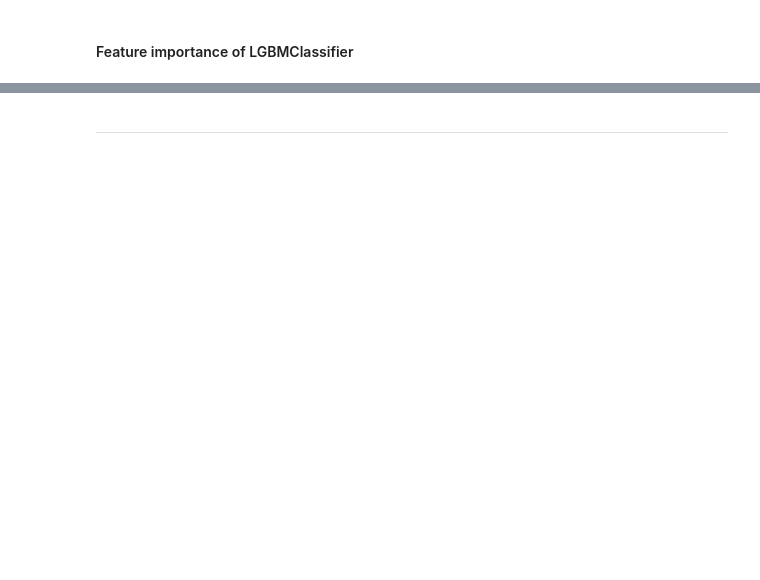
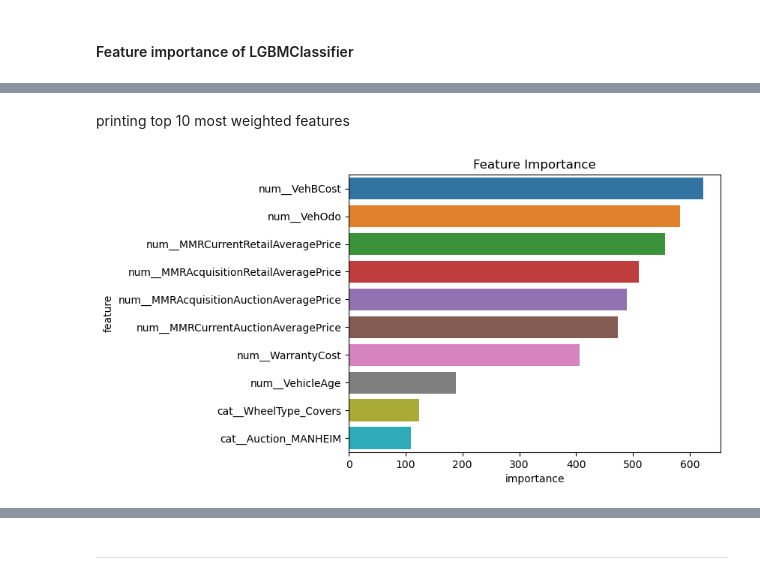
Before and after one commit to vivekpatel99/Machine-Learning-with-Python-Zero-to-GBMs-by-Jovian, a Jupyter notebook: Course_Project - car_purchased_at_auction/car_purchased_predictor_good_bad.ipynb, the cells around one changed output, grey strips where cells are left out. Drawn from its saved outputs; the diff is of its cells as text; code cells hidden in the pictures; blank space fills up the shorter version.

```diff
--- a/Course_Project - car_purchased_at_auction/car_purchased_predictor_good_bad.ipynb
+++ b/Course_Project - car_purchased_at_auction/car_purchased_predictor_good_bad.ipynb
@@ -669,0 +645,8 @@ AttributeError: 'GridSearchCV' object has no attribute 'feature_importances_'
+# %%
+# training the model again for convenience
+lgbm_clf = LGBMClassifier(random_state=42, max_depth = 8, n_estimators= 271, num_leaves = 18)
+lgbm_clf_pipeline = Pipeline(steps=[
+        ('preprocessor', preprocessor),
+        ('LGBMClassifier', lgbm_clf)
+    ])
+lgbm_clf_pipeline.fit(X_train, y_train)
@@ -670,5 +701,12 @@ AttributeError: 'GridSearchCV' object has no attribute 'feature_importances_'
 # %%
 importance_df = pd.DataFrame({
-    'feature': X_train.columns,
-    'importance': grd_cv_lgbm.feature_importances_
+    'feature': lgbm_clf_pipeline[:-1].get_feature_names_out(),
+    'importance': lgbm_clf_pipeline[1].feature_importances_
 }).sort_values('importance', ascending=False)
+# %% [markdown]
+printing top 10 most weighted features
+# %%
+plt.title('Feature Importance')
+sns.barplot(data=importance_df.head(10), x='importance', y='feature');
+# %% [output]
+[figure, added]
```
Also changed, not shown: parts of 28 cells of this notebook, 1 other file.
